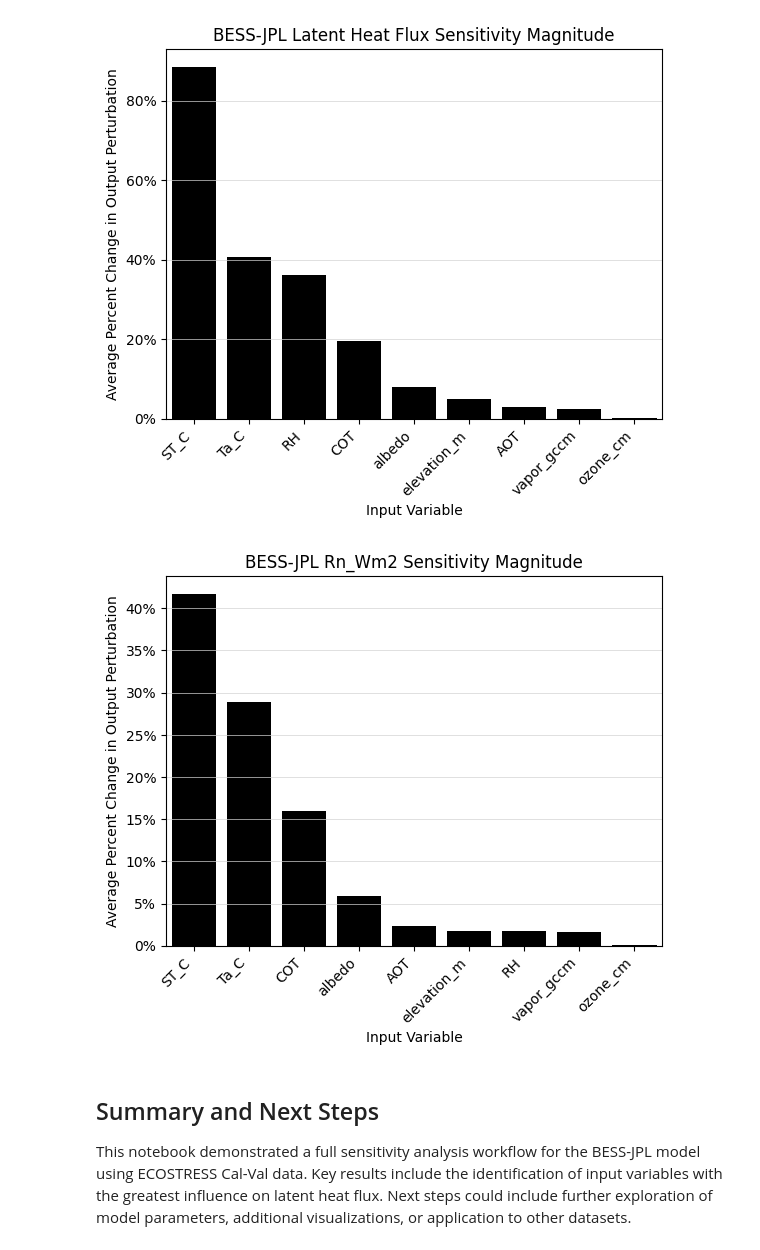
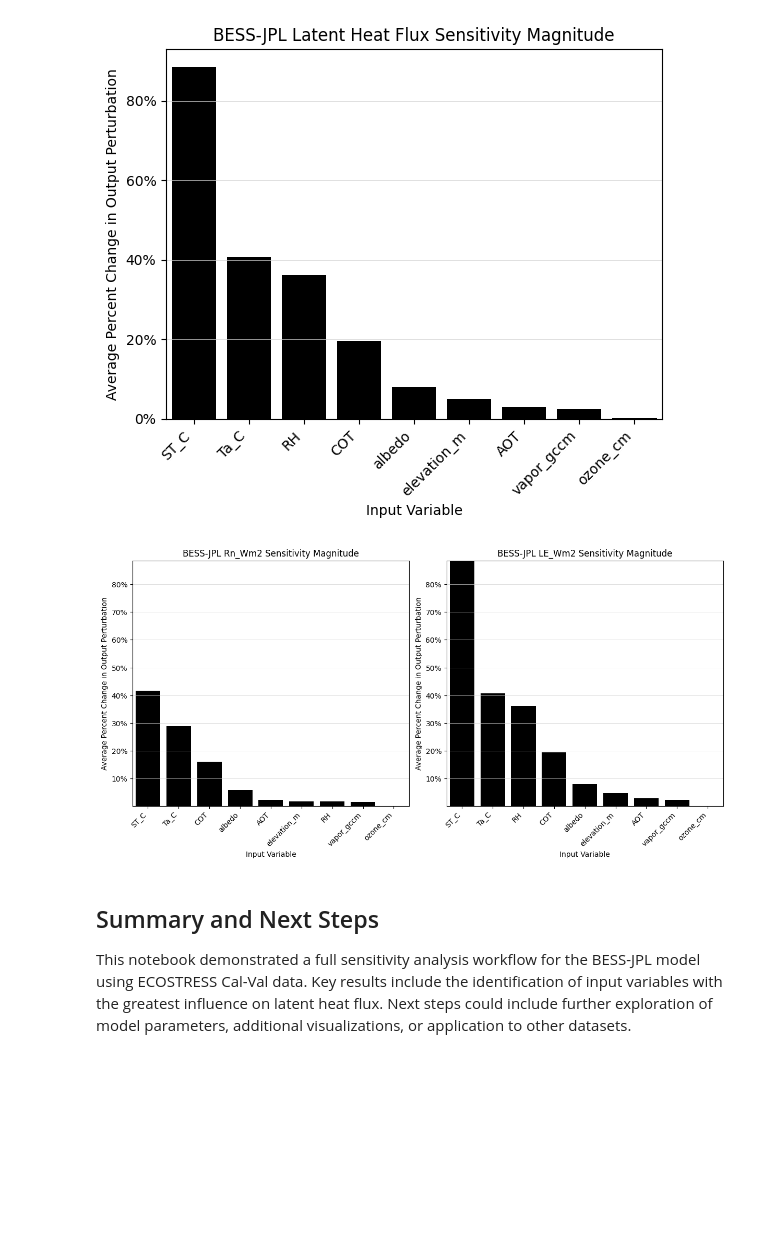
Before and after one commit to JPL-Evapotranspiration-Algorithms/BESS-JPL, a Jupyter notebook: notebooks/BESS-JPL Sensitivity with ECOv002 Cal-Val.ipynb, the cells around one changed output. Cells and saved outputs as stored; diff of their text form; code cells hidden in the pictures; blank space fills up the shorter version.

Commit message:
sensitivty figure plotting function

```diff
--- a/notebooks/BESS-JPL Sensitivity with ECOv002 Cal-Val.ipynb
+++ b/notebooks/BESS-JPL Sensitivity with ECOv002 Cal-Val.ipynb
@@ -625,9 +625,11 @@ plt.show()
 # %% [output]
 [figure]
 # %%
+from typing import Union, List
+
 def sensitivity_magnitude_barchart(
         model_name: str,
-        output_variable: str,
+        output_variable: Union[str, List[str]],
         df: pd.DataFrame,
         metric: str = "mean_normalized_change"):
 
@@ -653,11 +753,11 @@ def sensitivity_magnitude_barchart(
 # %%
 sensitivity_magnitude_barchart(
     model_name="BESS-JPL",
-    output_variable="Rn_Wm2",
+    output_variable=["Rn_Wm2", "LE_Wm2"],
     df=sensitivity_metrics_df
 )
 # %% [output]
-[figure, old version]
+[figure, new version]
 # %% [markdown]
 ## Summary and Next Steps
 
```
Also changed, not shown: parts of 2 cells of this notebook, 2 other files.
